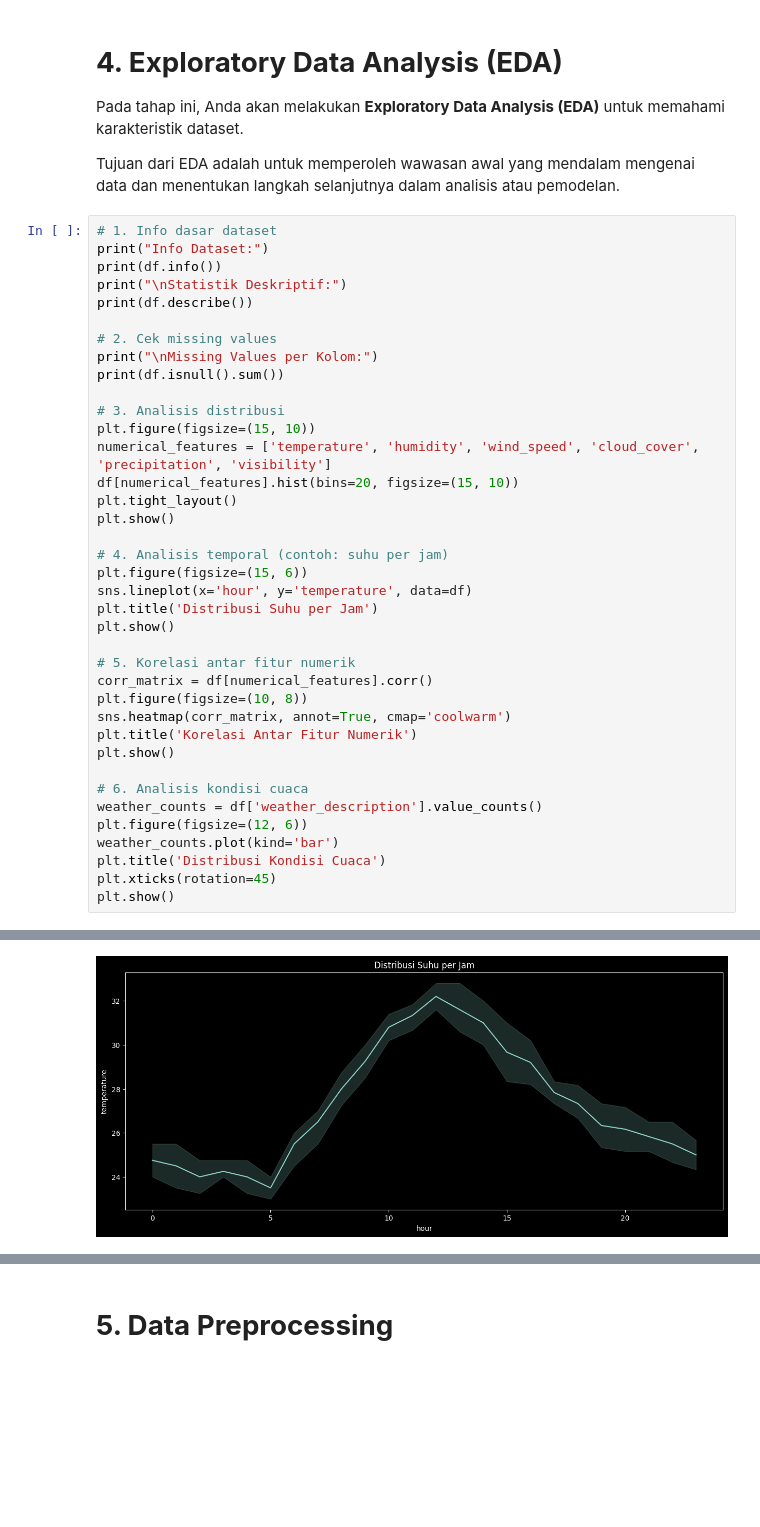
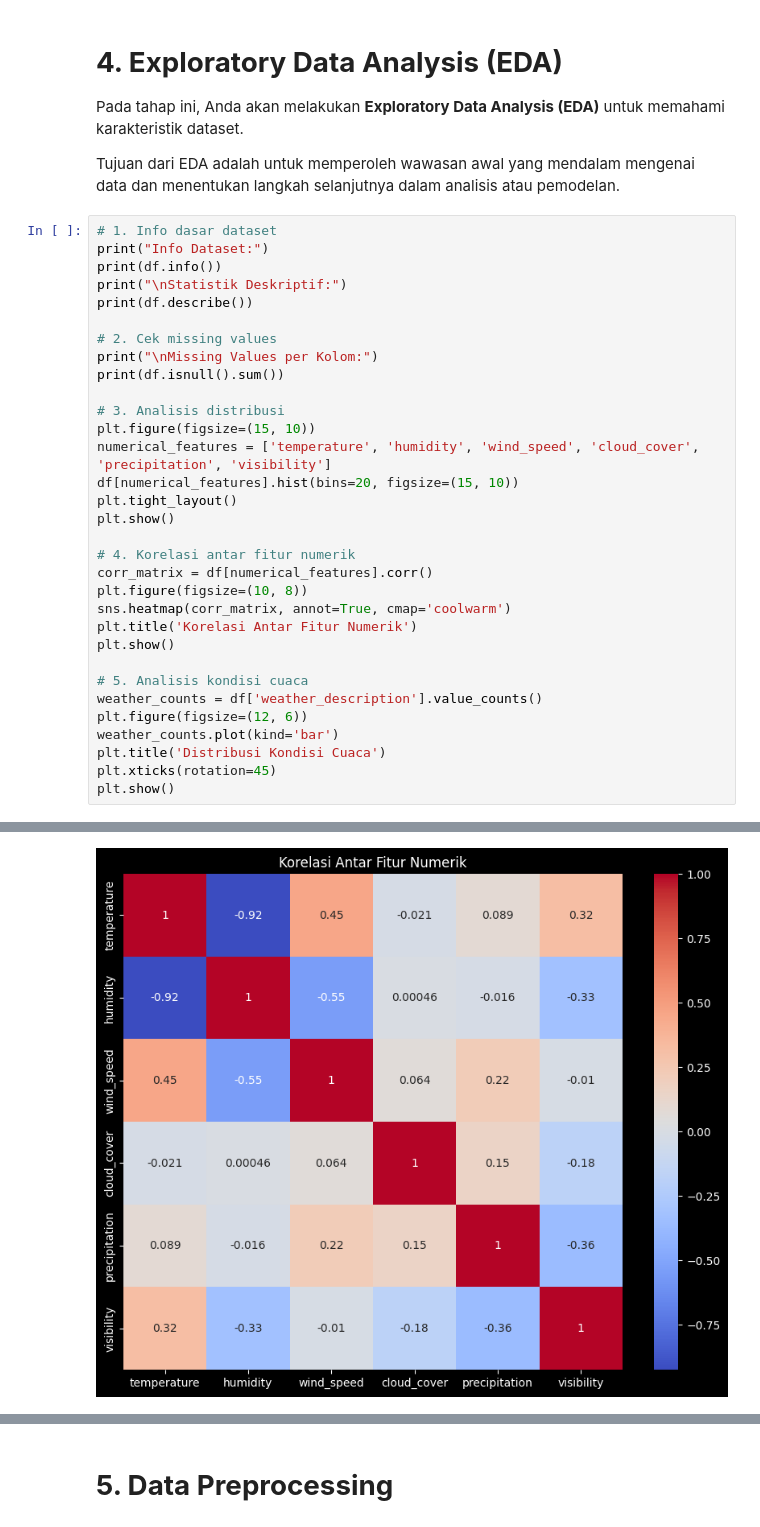
Before and after one commit to f2rra/Eksperimen_SML_Fathur, a Jupyter notebook: preprocessing/Eksperimen_Fathur-Rahman-Al-Farizy.ipynb, the cells around one changed output, grey strips where cells are left out. Drawn from its saved outputs; the diff is of its cells as text; blank space fills up the shorter version.

```diff
--- a/preprocessing/Eksperimen_Fathur-Rahman-Al-Farizy.ipynb
+++ b/preprocessing/Eksperimen_Fathur-Rahman-Al-Farizy.ipynb
@@ -63,20 +62,14 @@ df[numerical_features].hist(bins=20, figsize=(15, 10))
 plt.tight_layout()
 plt.show()
 
-# 4. Analisis temporal (contoh: suhu per jam)
-plt.figure(figsize=(15, 6))
-sns.lineplot(x='hour', y='temperature', data=df)
-plt.title('Distribusi Suhu per Jam')
-plt.show()
-
-# 5. Korelasi antar fitur numerik
+# 4. Korelasi antar fitur numerik
 corr_matrix = df[numerical_features].corr()
 plt.figure(figsize=(10, 8))
 sns.heatmap(corr_matrix, annot=True, cmap='coolwarm')
 plt.title('Korelasi Antar Fitur Numerik')
 plt.show()
 
-# 6. Analisis kondisi cuaca
+# 5. Analisis kondisi cuaca
 weather_counts = df['weather_description'].value_counts()
 plt.figure(figsize=(12, 6))
 weather_counts.plot(kind='bar')
@@ -106 +99 @@ dtype: int64
-[figure, old version]
+[figure, new version]
```
Also changed, not shown: parts of 3 cells of this notebook, 1 other file.
